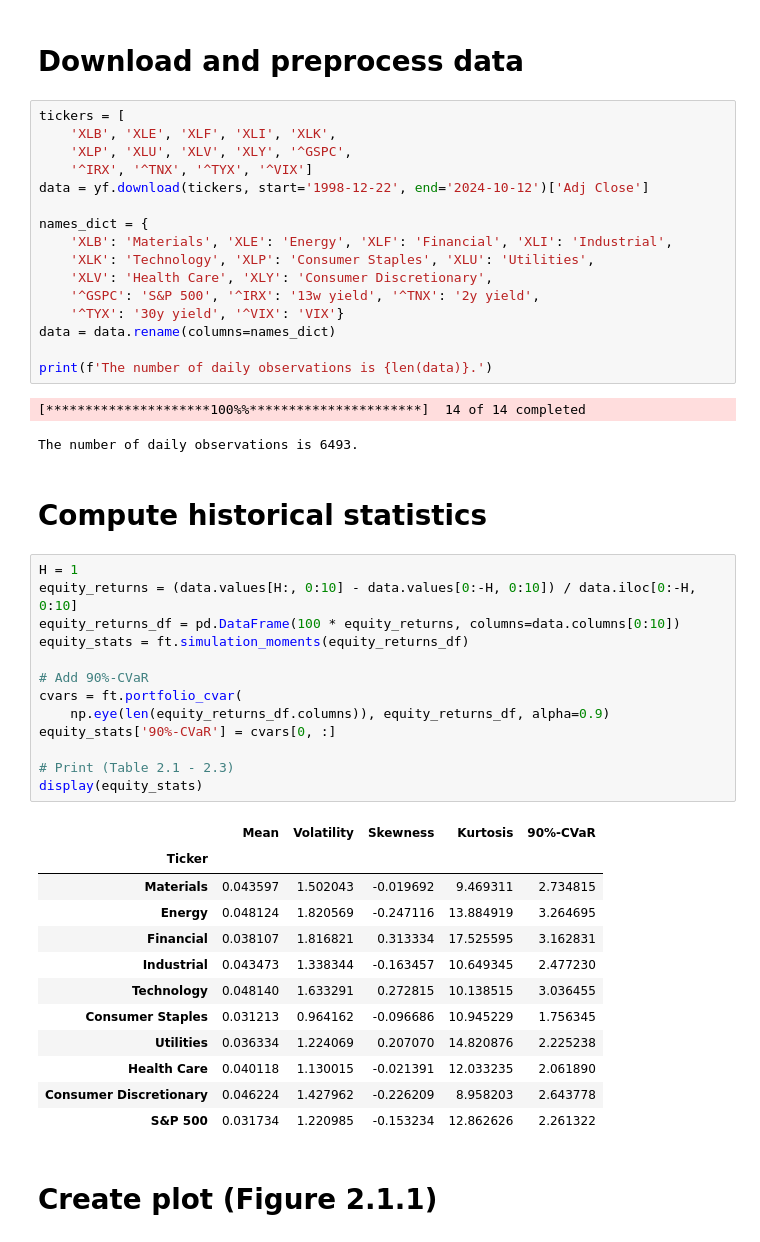
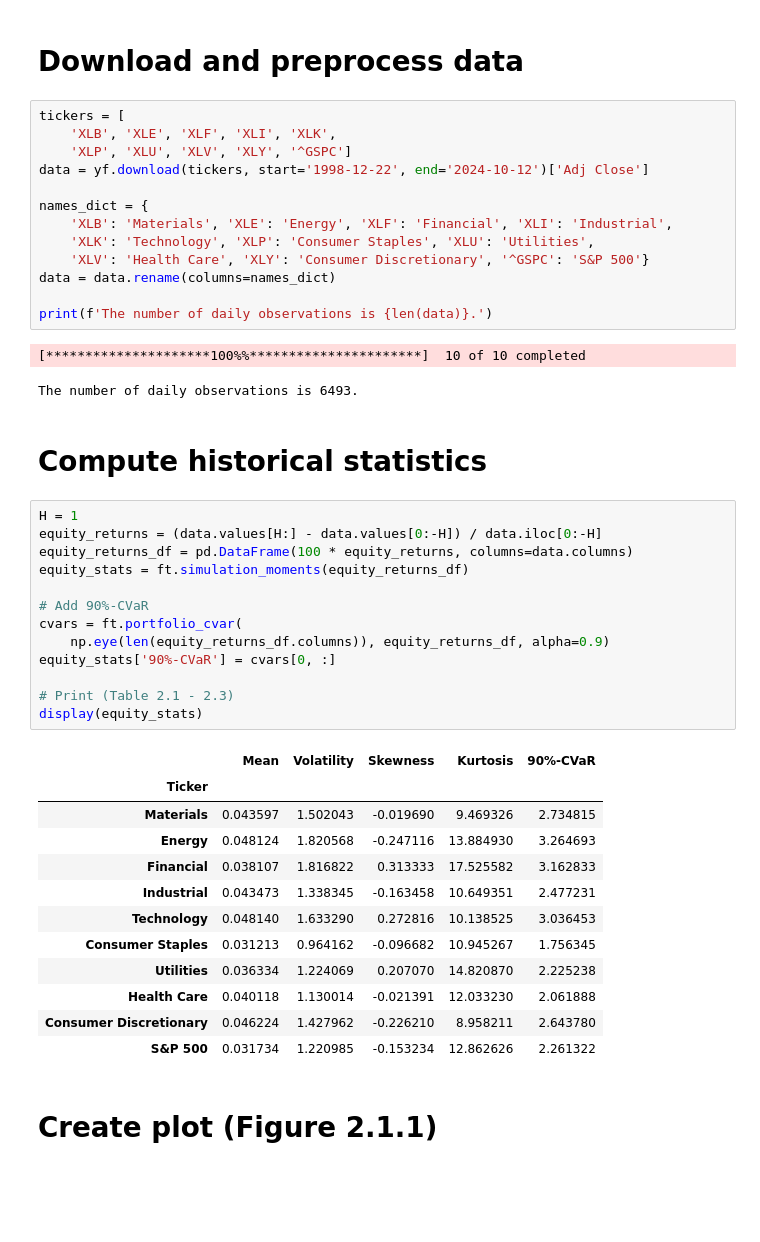
Before and after one commit to radusbriciu/pcrm-book, a Jupyter notebook: code/chapter2/chapter2_1.ipynb, the cells around one changed output. Saved outputs shown, nothing was run; the diff lists cells and outputs as text; blank space fills up the shorter version.

```diff
--- a/code/chapter2/chapter2_1.ipynb
+++ b/code/chapter2/chapter2_1.ipynb
@@ -12,49 +12,46 @@ import matplotlib.pyplot as plt
 # %%
 tickers = [
     'XLB', 'XLE', 'XLF', 'XLI', 'XLK',
-    'XLP', 'XLU', 'XLV', 'XLY', '^GSPC',
-    '^IRX', '^TNX', '^TYX', '^VIX']
+    'XLP', 'XLU', 'XLV', 'XLY', '^GSPC']
 data = yf.download(tickers, start='1998-12-22', end='2024-10-12')['Adj Close']
 
 names_dict = {
     'XLB': 'Materials', 'XLE': 'Energy', 'XLF': 'Financial', 'XLI': 'Industrial',
     'XLK': 'Technology', 'XLP': 'Consumer Staples', 'XLU': 'Utilities',
-    'XLV': 'Health Care', 'XLY': 'Consumer Discretionary',
-    '^GSPC': 'S&P 500', '^IRX': '13w yield', '^TNX': '2y yield',
-    '^TYX': '30y yield', '^VIX': 'VIX'}
+    'XLV': 'Health Care', 'XLY': 'Consumer Discretionary', '^GSPC': 'S&P 500'}
 data = data.rename(columns=names_dict)
 
 print(f'The number of daily observations is {len(data)}.')
 # %% [output]
-[*********************100%%**********************]  14 of 14 completed
+[*********************100%%**********************]  10 of 10 completed
 The number of daily observations is 6493.
 # %% [markdown]
 # Compute historical statistics
 # %%
 H = 1
-equity_returns = (data.values[H:, 0:10] - data.values[0:-H, 0:10]) / data.iloc[0:-H, 0:10]
-equity_returns_df = pd.DataFrame(100 * equity_returns, columns=data.columns[0:10])
+equity_returns = (data.values[H:] - data.values[0:-H]) / data.iloc[0:-H]
+equity_returns_df = pd.DataFrame(100 * equity_returns, columns=data.columns)
 equity_stats = ft.simulation_moments(equity_returns_df)
 
 # Add 90%-CVaR
 cvars = ft.portfolio_cvar(
     np.eye(len(equity_returns_df.columns)), equity_returns_df, alpha=0.9)
 equity_stats['90%-CVaR'] = cvars[0, :]
 
 # Print (Table 2.1 - 2.3)
 display(equity_stats)
 # %% [output]
 |  | Mean | Volatility | Skewness | Kurtosis | 90%-CVaR |
 | Ticker |  |  |  |  |  |
-| Materials | 0.043597 | 1.502043 | -0.019692 | 9.469311 | 2.734815 |
-| Energy | 0.048124 | 1.820569 | -0.247116 | 13.884919 | 3.264695 |
-| Financial | 0.038107 | 1.816821 | 0.313334 | 17.525595 | 3.162831 |
-| Industrial | 0.043473 | 1.338344 | -0.163457 | 10.649345 | 2.477230 |
-| Technology | 0.048140 | 1.633291 | 0.272815 | 10.138515 | 3.036455 |
-| Consumer Staples | 0.031213 | 0.964162 | -0.096686 | 10.945229 | 1.756345 |
-| Utilities | 0.036334 | 1.224069 | 0.207070 | 14.820876 | 2.225238 |
-| Health Care | 0.040118 | 1.130015 | -0.021391 | 12.033235 | 2.061890 |
-| Consumer Discretionary | 0.046224 | 1.427962 | -0.226209 | 8.958203 | 2.643778 |
+| Materials | 0.043597 | 1.502043 | -0.019690 | 9.469326 | 2.734815 |
+| Energy | 0.048124 | 1.820568 | -0.247116 | 13.884930 | 3.264693 |
+| Financial | 0.038107 | 1.816822 | 0.313333 | 17.525582 | 3.162833 |
+| Industrial | 0.043473 | 1.338345 | -0.163458 | 10.649351 | 2.477231 |
+| Technology | 0.048140 | 1.633290 | 0.272816 | 10.138525 | 3.036453 |
+| Consumer Staples | 0.031213 | 0.964162 | -0.096682 | 10.945267 | 1.756345 |
+| Utilities | 0.036334 | 1.224069 | 0.207070 | 14.820870 | 2.225238 |
+| Health Care | 0.040118 | 1.130014 | -0.021391 | 12.033230 | 2.061888 |
+| Consumer Discretionary | 0.046224 | 1.427962 | -0.226210 | 8.958211 | 2.643780 |
 | S&P 500 | 0.031734 | 1.220985 | -0.153234 | 12.862626 | 2.261322 |
 # %% [markdown]
 # Create plot (Figure 2.1.1)
```
Also changed, not shown: parts of 4 cells of this notebook, 5 other files.
